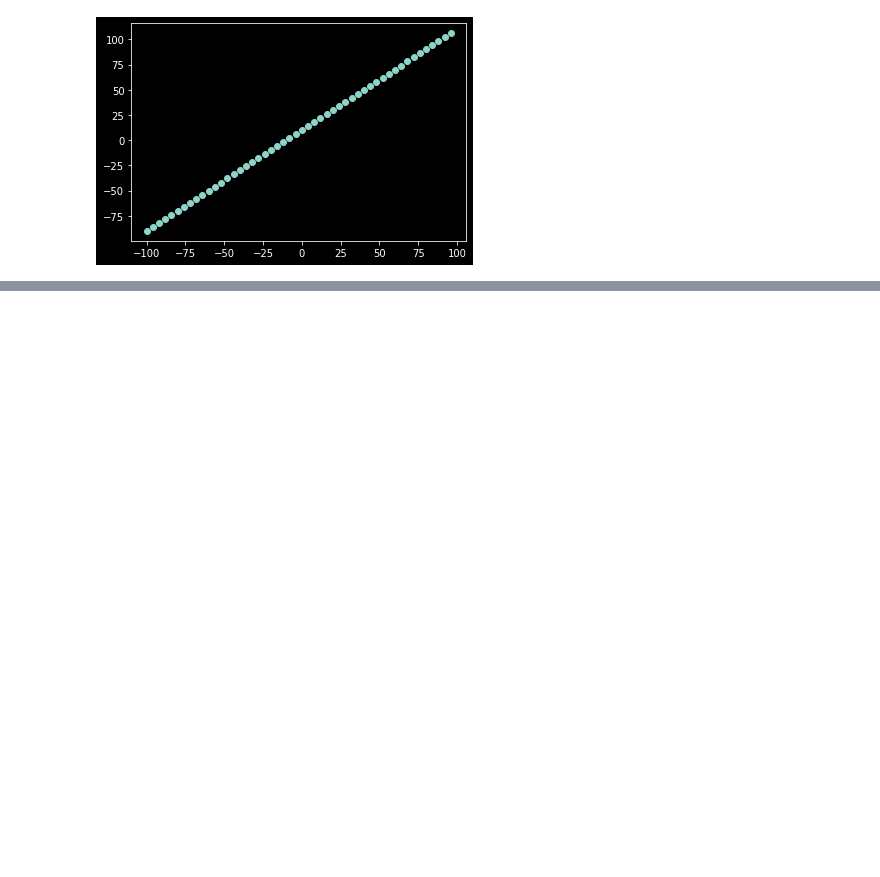
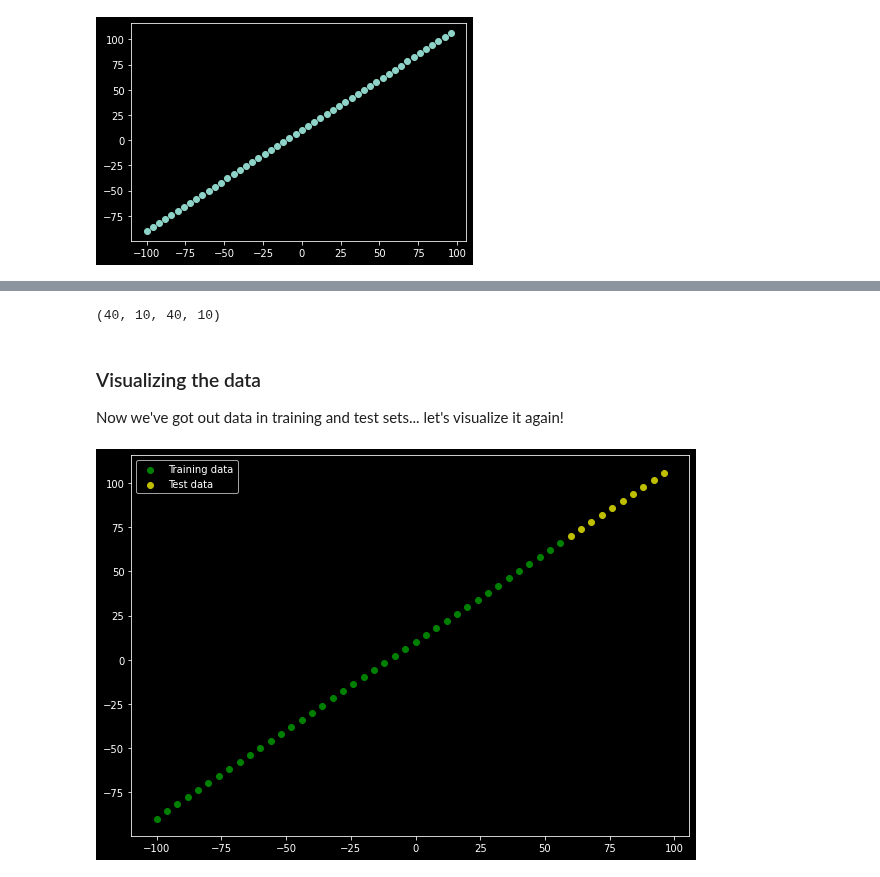
Before and after one commit to Sashank11/learn_tensorflow, a Jupyter notebook: 01_neural_network_regression_with_tensorflow.ipynb, the cells around one changed output, grey strips where cells are left out. Drawn from its saved outputs; the diff is of its cells as text; code cells hidden in the pictures; blank space fills up the shorter version.

Commit message:
Splitting the data into train and test sets

```diff
--- a/01_neural_network_regression_with_tensorflow.ipynb
+++ b/01_neural_network_regression_with_tensorflow.ipynb
@@ -226,0 +207,25 @@ df
+# %%
+# Split the data into train and test sets
+X_train = X[:40] # first 40 are training samples (80% of the data)
+y_train = y[:40]
+
+X_test = X[40:] # last 10 are testing samples (20% of the data)
+y_test = y[40:]
+
+len(X_train), len(X_test), len(y_train), len(y_test)
+# %% [output]
+(40, 10, 40, 10)
+# %% [markdown]
+### Visualizing the data
+Now we've got out data in training and test sets... let's visualize it again!
+# %%
+with plt.style.context("dark_background"):
+  plt.figure(figsize = (10, 7))
+  # Plot training data in blue
+  plt.scatter(X_train, y_train, c = "g", label = "Training data")
+  # Plot training data in green
+  plt.scatter(X_test, y_test, c = "y", label = "Test data")
+  # show legend
+  plt.legend();
+# %% [output]
+[figure, added]
```
Also changed, not shown: parts of 4 cells of this notebook.
